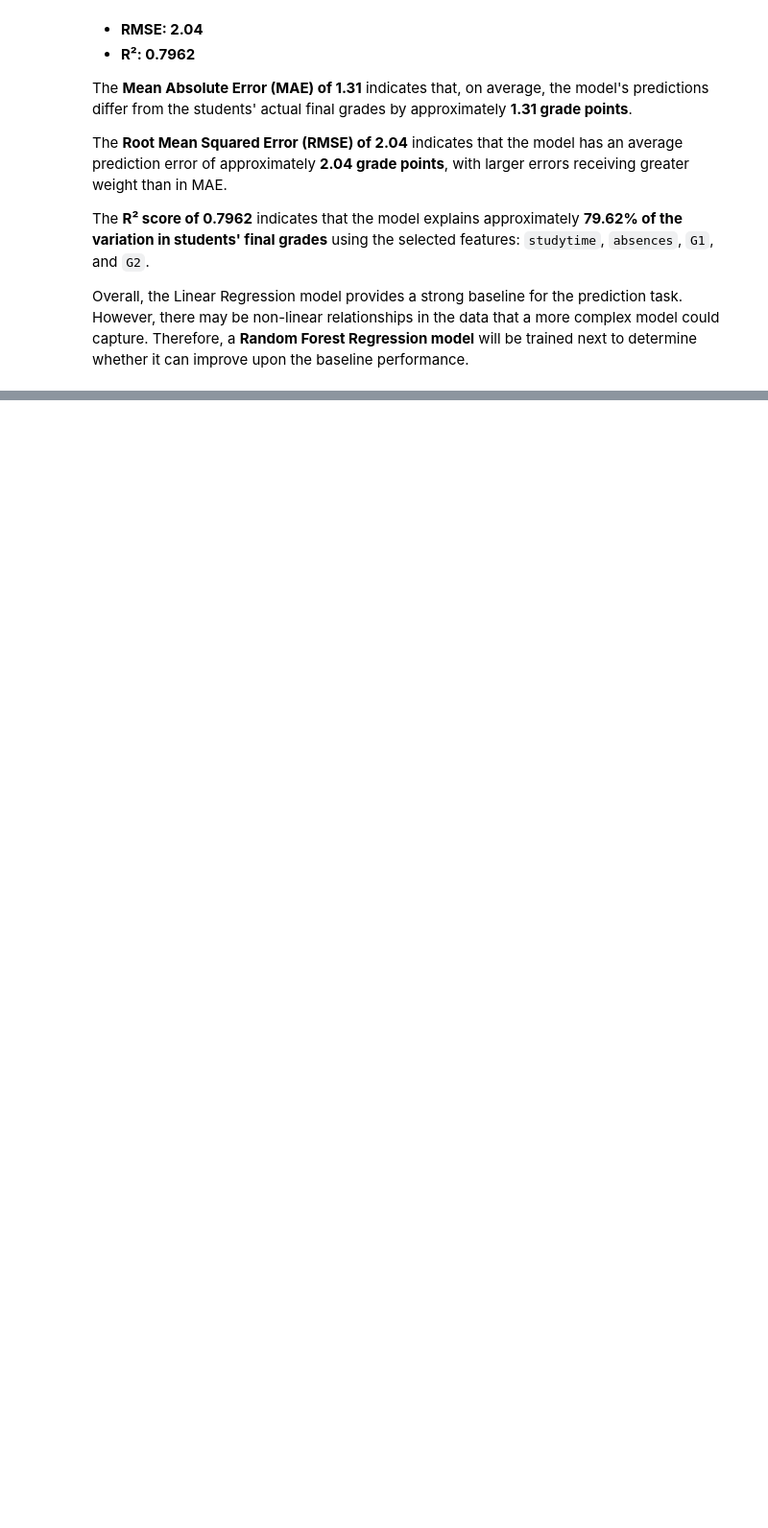
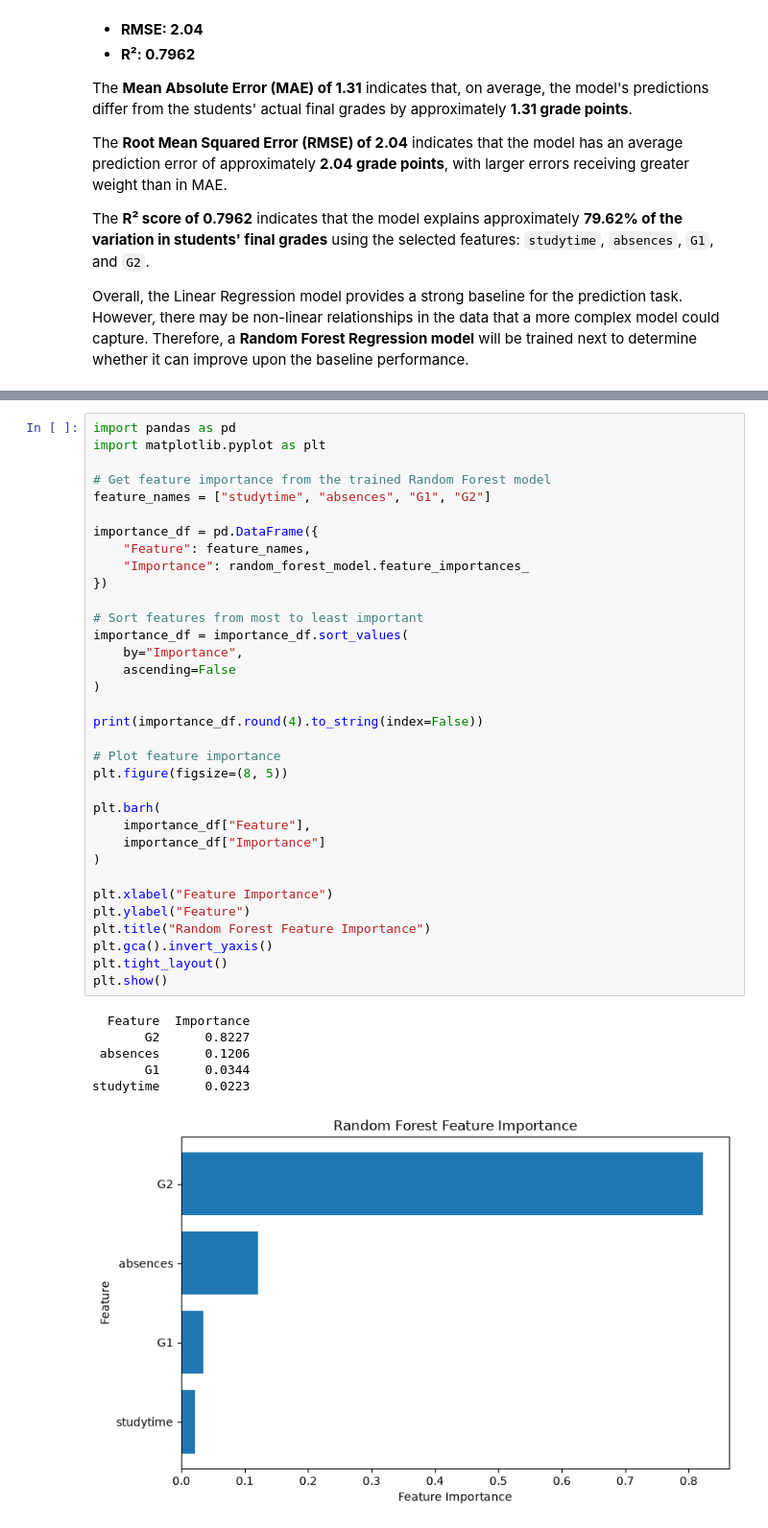
Before and after one commit to HellencarenDereck01/Predictive-analytics-project, a Jupyter notebook: Notebooks/02_modeling.ipynb, the cells around one changed output, grey strips where cells are left out. Shown at 96% size. Drawn from its saved outputs; the diff is of its cells as text; blank space fills up the shorter version.

```diff
--- a/Notebooks/02_modeling.ipynb
+++ b/Notebooks/02_modeling.ipynb
@@ -195,0 +369,41 @@ Overall, the Linear Regression model provides a strong baseline for the predicti
+# %%
+import pandas as pd
+import matplotlib.pyplot as plt
+
+# Get feature importance from the trained Random Forest model
+feature_names = ["studytime", "absences", "G1", "G2"]
+
+importance_df = pd.DataFrame({
+    "Feature": feature_names,
+    "Importance": random_forest_model.feature_importances_
+})
+
+# Sort features from most to least important
+importance_df = importance_df.sort_values(
+    by="Importance",
+    ascending=False
+)
+
+print(importance_df.round(4).to_string(index=False))
+
+# Plot feature importance
+plt.figure(figsize=(8, 5))
+
+plt.barh(
+    importance_df["Feature"],
+    importance_df["Importance"]
+)
+
+plt.xlabel("Feature Importance")
+plt.ylabel("Feature")
+plt.title("Random Forest Feature Importance")
+plt.gca().invert_yaxis()
+plt.tight_layout()
+plt.show()
+# %% [output]
+  Feature  Importance
+       G2      0.8227
+ absences      0.1206
+       G1      0.0344
+studytime      0.0223
+[figure, added]
```
Also changed, not shown: parts of 69 cells of this notebook, 7 other files.
